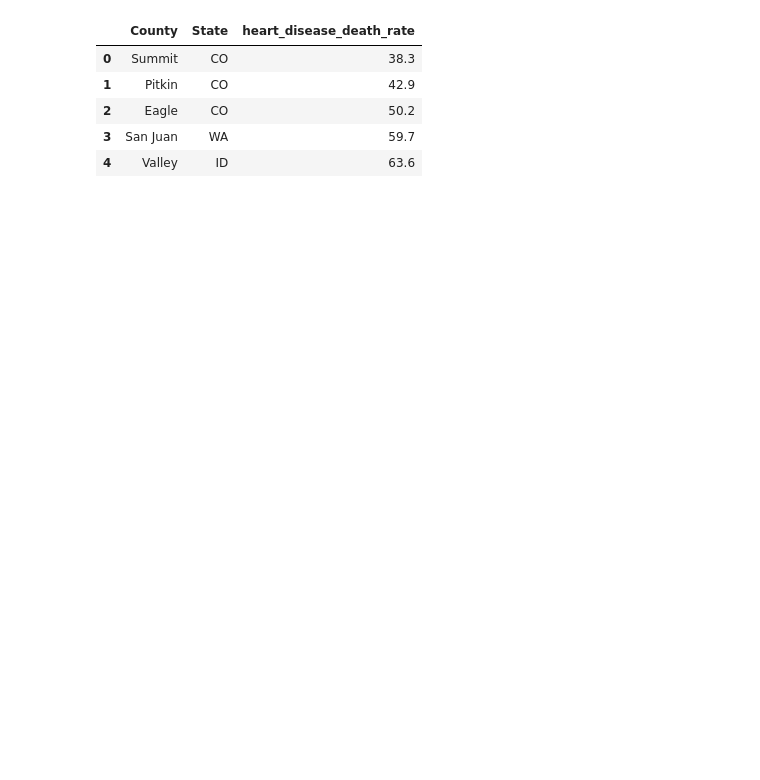
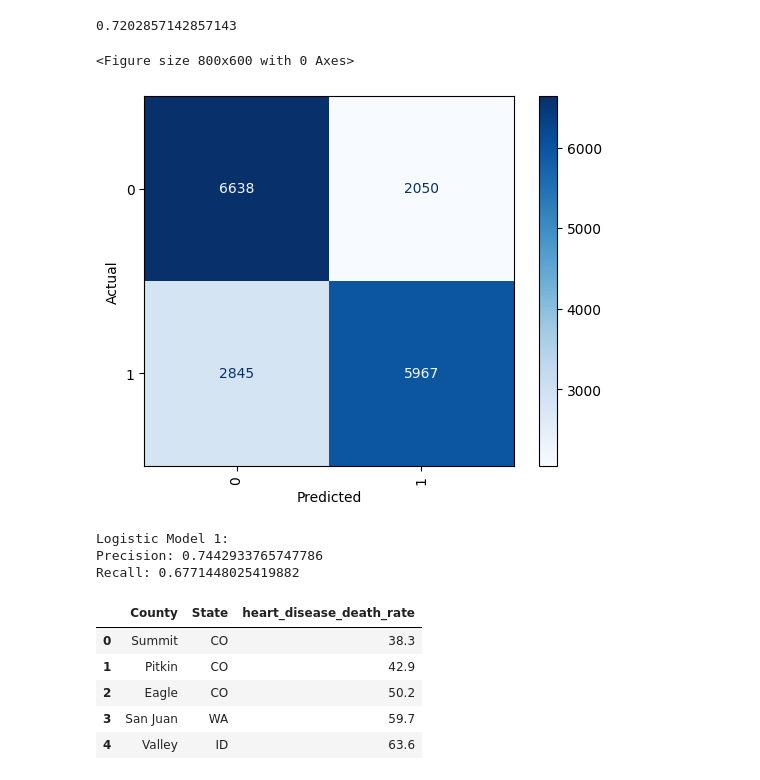
Before and after one commit to kevinwguo/216Project, a Jupyter notebook: Prototype.ipynb, the cells around one changed output. Drawn from its saved outputs; the diff is of its cells as text; code cells hidden in the pictures; blank space fills up the shorter version.

```diff
--- a/Prototype.ipynb
+++ b/Prototype.ipynb
@@ -44,2 +48,59 @@ h._legend.set_bbox_to_anchor([1.05, 0.5])
 [figure]
+# %%
+# Building the Logistic Model
+from sklearn.linear_model import LogisticRegression
+from sklearn.model_selection import train_test_split
+from sklearn.metrics import accuracy_score
+from sklearn.preprocessing import StandardScaler
+features = data.loc[:, data.columns != 'cardio']
+target = data['cardio']
+
+X_train, X_test, y_train, y_test = train_test_split(features, target, test_size=0.25, random_state=42)
+
+scaler = StandardScaler()
+X_train_scaled = scaler.fit_transform(X_train)
+X_test_scaled = scaler.transform(X_test)
+
+logistic_model_1 = LogisticRegression(max_iter=1000)
+logistic_model_1.fit(X_train_scaled, y_train)
+predicted_1 = logistic_model_1.predict(X_test_scaled)
+accuracy_model1 = accuracy_score(y_true=y_test, y_pred=predicted_1)
+
+print(accuracy_model1)
+# %% [output]
+0.7202857142857143
+# %%
+# Looking at the Confusion Matrix
+from sklearn.metrics import confusion_matrix
+import matplotlib.pyplot as plt
+from sklearn.metrics import ConfusionMatrixDisplay
+
+conf_matrix_1 = confusion_matrix(y_test, predicted_1)
+
+cm_display_1 = ConfusionMatrixDisplay(confusion_matrix=conf_matrix_1, display_labels=logistic_model_1.classes_)
+
+plt.figure(figsize=(8, 6))
+cm_display_1.plot(cmap='Blues', xticks_rotation='vertical')
+plt.xlabel('Predicted')
+plt.ylabel('Actual')
+plt.show()
+# %% [output]
+<Figure size 800x600 with 0 Axes>
+[figure, added]
+# %%
+# Evaluating Model Performance
+from sklearn.metrics import precision_score, recall_score
+
+precision_1 = precision_score(y_test, predicted_1)
+recall_1 = recall_score(y_test, predicted_1)
+
+
+# Print precision and recall scores
+print("Logistic Model 1:")
+print("Precision:", precision_1)
+print("Recall:", recall_1)
+# %% [output]
+Logistic Model 1:
+Precision: 0.7442933765747786
+Recall: 0.6771448025419882
 # %%
```
Also changed, not shown: parts of 10 cells of this notebook.
